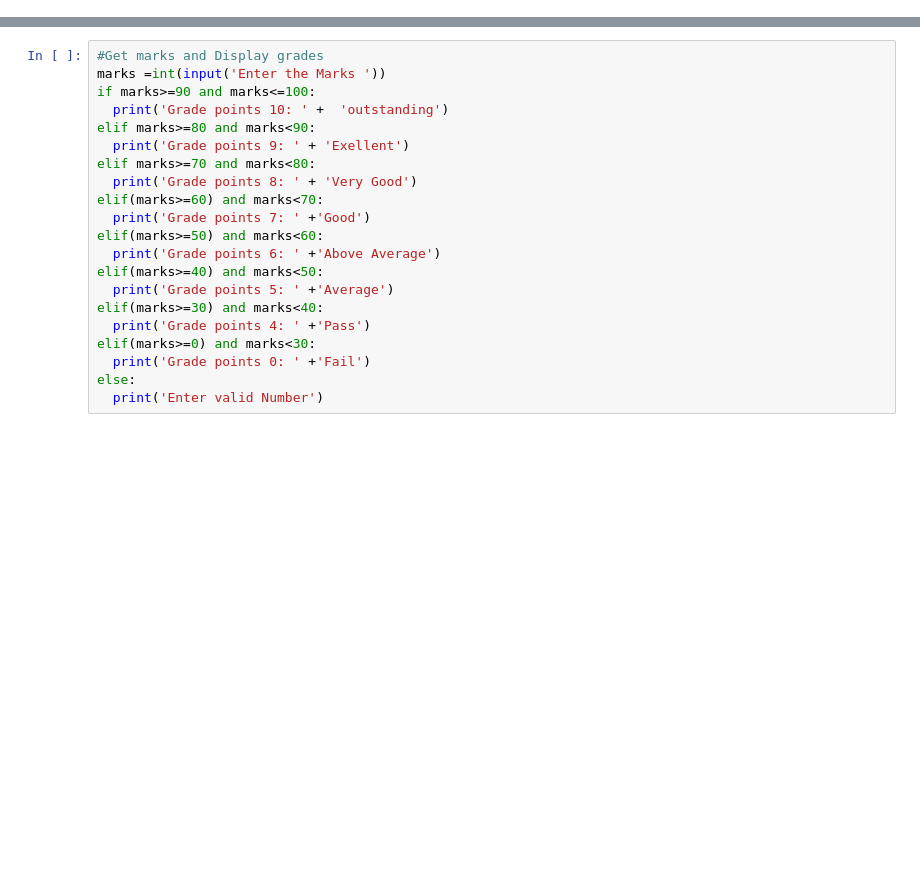
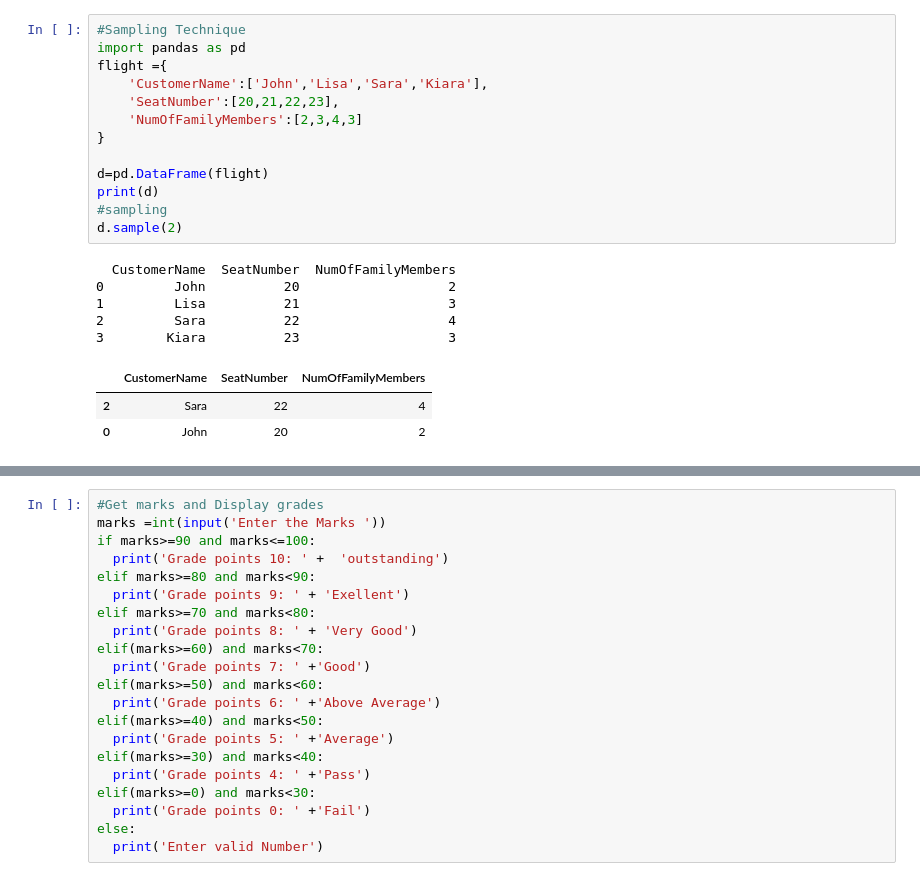
Before and after one commit to RenukaBenkalkar/Python, a Jupyter notebook: Python_Assignment.ipynb, the cells around one changed output, grey strips where cells are left out. Cells and saved outputs as stored; diff of their text form; blank space fills up the shorter version.

```diff
--- a/Python_Assignment.ipynb
+++ b/Python_Assignment.ipynb
@@ -1,2 +1,24 @@
 # %% [markdown]
 <a href="https://colab.research.google.com/github/RenukaBenkalkar/Python/blob/main/Python_Assignment.ipynb" target="_parent"><img src="https://colab.research.google.com/assets/colab-badge.svg" alt="Open In Colab"/></a>
+# %%
+#Sampling Technique
+import pandas as pd
+flight ={
+    'CustomerName':['John','Lisa','Sara','Kiara'],
+    'SeatNumber':[20,21,22,23],
+    'NumOfFamilyMembers':[2,3,4,3]
+}
+
+d=pd.DataFrame(flight)
+print(d)
+#sampling
+d.sample(2)
+# %% [output]
+  CustomerName  SeatNumber  NumOfFamilyMembers
+0         John          20                   2
+1         Lisa          21                   3
+2         Sara          22                   4
+3        Kiara          23                   3
+|  | CustomerName | SeatNumber | NumOfFamilyMembers |
+| 2 | Sara | 22 | 4 |
+| 0 | John | 20 | 2 |
```
Also changed, not shown: parts of 1 cell of this notebook.
